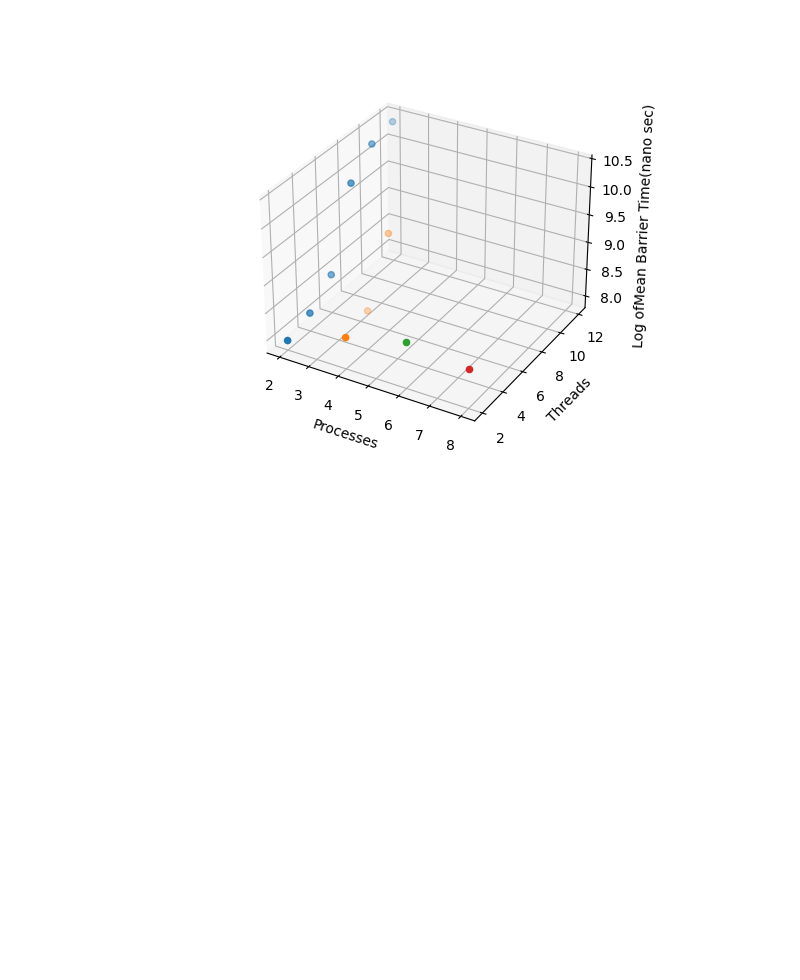
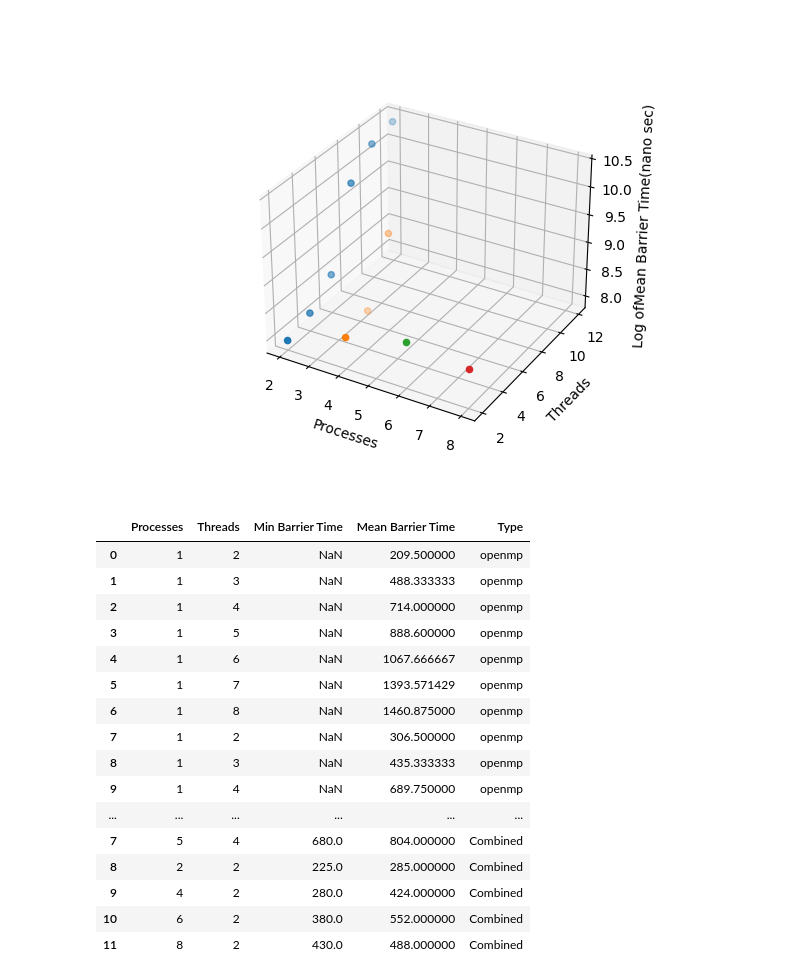
Before and after one commit to AdwaitB/cs6210, a Jupyter notebook: p2/python-analysis/analysis.ipynb, the cells around one changed output. Drawn from its saved outputs; the diff is of its cells as text; code cells hidden in the pictures; blank space fills up the shorter version.

Commit message:
added consolidated data

```diff
--- a/p2/python-analysis/analysis.ipynb
+++ b/p2/python-analysis/analysis.ipynb
@@ -187,3 +187,50 @@ plot_combined_log("Min Barrier Time")
 plot_combined_log("Mean Barrier Time")
 # %% [output]
 [figure]
+# %%
+def consolidate_seperate():
+    consolidated = pd.DataFrame(columns=["Processes", "Threads", "Min Barrier Time", "Mean Barrier Time", "Type"])
+
+    for [foldername, title] in openmp_mappings:
+        for num_threads in range(2, 9):
+            df = pd.read_csv("../results/openmpresults/" + foldername + "/cleaned-omp-example-" + str(num_threads) + "t-log.out")
+            consolidated = consolidated.append({
+                'Mean Barrier Time': df['Time'].mean()*10,
+                'Threads': num_threads,
+                'Processes': 1,
+                'Type': 'openmp'
+            }, ignore_index=True)
+
+    for [foldername, title] in mpi_mappings:
+        for num_proc in range(2, 13, 2):
+            df = pd.read_csv("../results/mpiresults/" + foldername + "/cleaned-mpi-example-" + str(num_proc) + "p-log.out")
+            consolidated = consolidated.append({
+                'Mean Barrier Time': df['Time'].mean()*10,
+                'Threads': 1,
+                'Processes': num_proc,
+                'Type': 'mpi'
+            }, ignore_index=True)
+
+    consolidated = consolidated.append(combined)
+
+    return consolidated
+# %%
+consolidate_seperate()
+# %% [output]
+|  | Processes | Threads | Min Barrier Time | Mean Barrier Time | Type |
+| 0 | 1 | 2 | NaN | 209.500000 | openmp |
+| 1 | 1 | 3 | NaN | 488.333333 | openmp |
+| 2 | 1 | 4 | NaN | 714.000000 | openmp |
+| 3 | 1 | 5 | NaN | 888.600000 | openmp |
+| 4 | 1 | 6 | NaN | 1067.666667 | openmp |
+| 5 | 1 | 7 | NaN | 1393.571429 | openmp |
+| 6 | 1 | 8 | NaN | 1460.875000 | openmp |
+| 7 | 1 | 2 | NaN | 306.500000 | openmp |
+| 8 | 1 | 3 | NaN | 435.333333 | openmp |
+| 9 | 1 | 4 | NaN | 689.750000 | openmp |
+| ... | ... | ... | ... | ... | ... |
+| 7 | 5 | 4 | 680.0 | 804.000000 | Combined |
+| 8 | 2 | 2 | 225.0 | 285.000000 | Combined |
+| 9 | 4 | 2 | 280.0 | 424.000000 | Combined |
+| 10 | 6 | 2 | 380.0 | 552.000000 | Combined |
+| 11 | 8 | 2 | 430.0 | 488.000000 | Combined |
```
Also changed, not shown: parts of 4 cells of this notebook.
